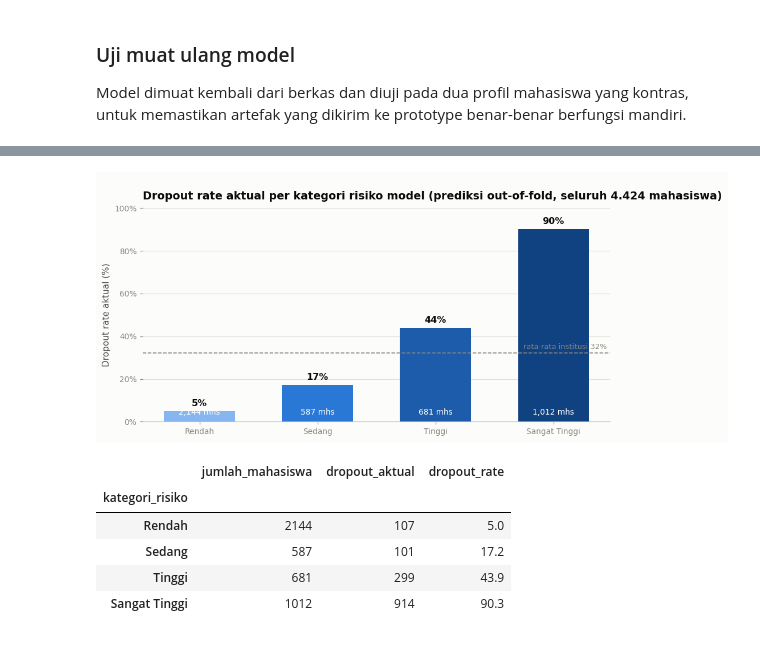
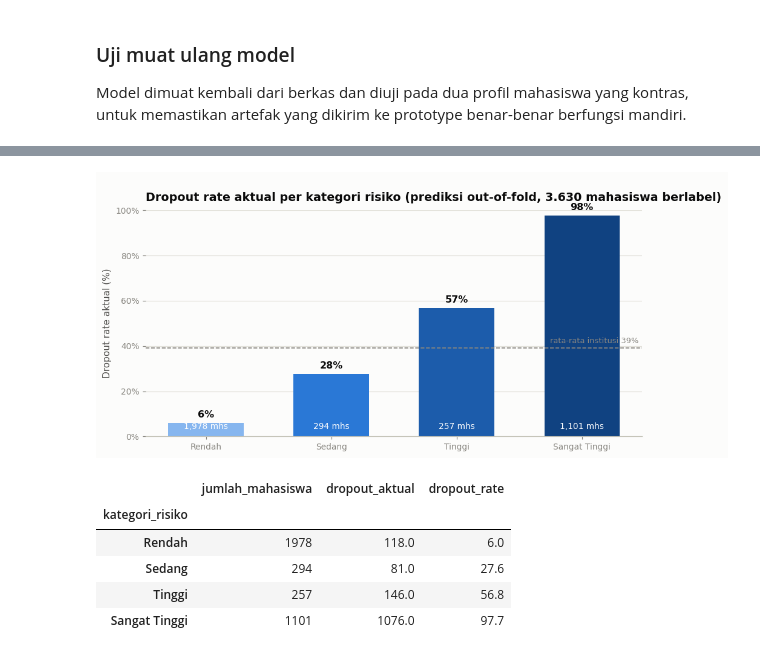
Before and after one commit to fish-shy/submission_akhir, a Jupyter notebook: notebook.ipynb, the cells around one changed output, grey strips where cells are left out. Cells and saved outputs as stored; diff of their text form; code cells hidden in the pictures.

```diff
--- a/notebook.ipynb
+++ b/notebook.ipynb
@@ -549,6 +573,7 @@ berdasarkan kekuatannya. Grafik memakai **skema diverging biru–merah dengan ti
 berarti menaikkan risiko dropout, biru berarti menurunkannya.
 # %%
-corr = (df.assign(is_dropout=(df["Status"] == "Dropout").astype(int))
+labelled = df[df["Status"] != "Enrolled"]
+corr = (labelled.assign(is_dropout=(labelled["Status"] == "Dropout").astype(int))
         .drop(columns=["Status"]).corr(numeric_only=True)["is_dropout"]
         .drop("is_dropout").sort_values())
 top = pd.concat([corr.head(8), corr.tail(8)]).sort_values()
@@ -566,7 +591,7 @@ ax.axvline(0, color="#c3c2b7", linewidth=1)
 ax.set_title("Performa semester berjalan mengalahkan semua faktor latar belakang")
 subtitle(ax, "Korelasi Pearson terhadap status dropout — merah menaikkan risiko, biru menurunkannya")
 ax.set_xlabel("Koefisien korelasi")
-ax.set_xlim(-0.65, 0.45)
+ax.set_xlim(-0.78, 0.48)
 ax.grid(axis="y", visible=False)
 strip_chrome(ax)
 plt.tight_layout(); plt.show()
@@ -1138,7 +1184,9 @@ metadata = {
     "model_name": best_name,
     "model_file": "dropout_model.joblib",
     "best_params": {k.replace("model__", ""): v for k, v in grid.best_params_.items()},
-    "target": "is_dropout (1 = Dropout, 0 = Enrolled/Graduate)",
+    "target": "is_dropout (1 = Dropout, 0 = Graduate); mahasiswa Enrolled tidak ikut dilatih",
+    "training_scope": "hanya mahasiswa berstatus Dropout dan Graduate",
+    "n_future_enrolled": int(len(future)),
     "threshold": round(THRESHOLD, 4),
     "threshold_policy": f"threshold operasional dipilih agar recall >= {RECALL_TARGET:.0%}",
     "threshold_f1_optimal": round(THRESHOLD_F1, 4),
@@ -1155,7 +1203,8 @@ metadata = {
         "average_precision": round(float(average_precision_score(y_test, test_proba)), 4),
     },
     "metrics_cv_f1": round(float(grid.best_score_), 4),
-    "dropout_rate_dataset": round(float(y.mean()), 4),
+    "dropout_rate_labelled": round(float(y.mean()), 4),
+    "dropout_share_all_students": round(float((df["Status"] == "Dropout").mean()), 4),
     "n_train": int(len(X_train)), "n_test": int(len(X_test)),
     "labels": {
         "Course": {str(k): v for k, v in COURSE_MAP.items()},
@@ -1214,6 +1263,6 @@ profil_aman.update({
 sample = pd.DataFrame([profil_berisiko, profil_aman])[meta["features"]]
 proba = loaded.predict_proba(sample)[:, 1]
 for nama, p in zip(["Mahasiswa berisiko", "Mahasiswa aman   "], proba):
-    status = "DROPOUT" if p >= meta["threshold"] else "AMAN"
+    status = "BERISIKO DROPOUT" if p >= meta["threshold"] else "DIPERKIRAKAN LULUS"
     print(f"{nama} -> probabilitas dropout {p:.1%}  => {status}")
 # %% [output]
@@ -1232,5 +1288,15 @@ saat dilatih, sehingga angka pada dashboard mencerminkan performa nyata, bukan h
 # %%
-risk_proba = cross_val_predict(model, X, y, cv=cv, method="predict_proba", n_jobs=-1)[:, 1]
+# skor out-of-fold untuk mahasiswa berlabel + prediksi murni untuk mahasiswa Enrolled
+oof_labelled = cross_val_predict(model, X, y, cv=cv, method="predict_proba", n_jobs=-1)[:, 1]
+future_proba = model.predict_proba(future[FEATURES])[:, 1]
+
+risk = pd.Series(index=df.index, dtype=float)
+risk.loc[data.index] = oof_labelled
+risk.loc[future.index] = future_proba
+risk_proba = risk.to_numpy()
+
+sumber = pd.Series("prediksi out-of-fold (data berlabel)", index=df.index)
+sumber.loc[future.index] = "prediksi model (mahasiswa masih aktif)"
 
 
 def risk_band(p):
@@ -1243,7 +1309,9 @@ def risk_band(p):
 dash = pd.DataFrame({
     "student_id": [f"JJI-{i:05d}" for i in range(1, len(df) + 1)],
     "status": df["Status"],
-    "is_dropout": y.values,
+    # 1 = Dropout, 0 = Graduate, kosong (NULL) = masih Enrolled sehingga belum punya hasil akhir
+    "is_dropout": np.where(df["Status"] == "Dropout", 1.0,
+                           np.where(df["Status"] == "Graduate", 0.0, np.nan)),
     "program_studi": df["Course"].map(COURSE_MAP),
     "jalur_masuk": df["Application_mode"].map(APPMODE_MAP),
     "status_pernikahan": df["Marital_status"].map(MARITAL_MAP),
@@ -1268,6 +1336,7 @@ dash = pd.DataFrame({
     "rasio_kelulusan_mk_sem2": (df["Curricular_units_2nd_sem_approved"] /
                                 df["Curricular_units_2nd_sem_enrolled"].replace(0, np.nan)).round(3),
     "skor_risiko_dropout": risk_proba.round(4),
+    "sumber_skor": sumber.values,
 })
 dash["prediksi_berisiko"] = np.where(dash["skor_risiko_dropout"] >= THRESHOLD, "Berisiko", "Aman")
 dash["kategori_risiko"] = dash["skor_risiko_dropout"].apply(risk_band)
@@ -1277,8 +1346,11 @@ with sqlite3.connect("students.db") as conn:
     dash.to_sql("students", conn, if_exists="replace", index=False)
 
 print(f"students.db & students_dashboard.csv siap — {len(dash):,} baris, {dash.shape[1]} kolom")
-print("\nDistribusi kategori risiko:")
+print("\nDistribusi kategori risiko (seluruh mahasiswa):")
 print(dash["kategori_risiko"].value_counts()
       .reindex([b["label"] for b in RISK_BANDS]).to_string())
+print("\nMahasiswa Enrolled yang perlu ditangani lebih dulu:")
+print(dash[dash["status"] == "Enrolled"]["kategori_risiko"].value_counts()
+      .reindex([b["label"] for b in RISK_BANDS]).to_string())
 dash.head()
 # %% [output]
@@ -1300,40 +1379,41 @@ Sangat Tinggi    1012
 # %%
 # Ringkasan yang menjadi isi dashboard: seberapa akurat kategori risiko itu di lapangan?
-cek = (dash.groupby("kategori_risiko")
+# hanya mahasiswa berlabel yang punya "jawaban benar" untuk diuji
+cek = (dash[dash["status"] != "Enrolled"].groupby("kategori_risiko")
        .agg(jumlah_mahasiswa=("student_id", "count"),
             dropout_aktual=("is_dropout", "sum"),
             dropout_rate=("is_dropout", "mean"))
        .reindex([b["label"] for b in RISK_BANDS]))
 cek["dropout_rate"] = (cek["dropout_rate"] * 100).round(1)
 
 fig, ax = plt.subplots(figsize=(8.4, 4.4))
 ramp = ["#86b6ef", "#2a78d6", "#1c5cab", "#104281"]
 bars = ax.bar(cek.index, cek["dropout_rate"], color=ramp, width=0.6)
 for bar, v, n in zip(bars, cek["dropout_rate"], cek["jumlah_mahasiswa"]):
     ax.text(bar.get_x() + bar.get_width() / 2, v + 1.6, f"{v:.0f}%", ha="center", va="bottom",
             color=INK, fontsize=10.5, fontweight="bold")
     ax.text(bar.get_x() + bar.get_width() / 2, 2.5, f"{int(n):,} mhs", ha="center", va="bottom",
             color="#ffffff", fontsize=9)
 ax.axhline(DROPOUT_RATE, color=MUTED, linestyle="--", linewidth=1.1)
 ax.text(3.45, DROPOUT_RATE + 2, f"rata-rata institusi {DROPOUT_RATE:.0f}%", color=MUTED,
         fontsize=8.5, ha="right")
 ax.set_title("Kategori risiko benar-benar memisahkan hasil akhir mahasiswa")
-subtitle(ax, "Dropout rate aktual per kategori risiko model (prediksi out-of-fold, seluruh 4.424 mahasiswa)")
+subtitle(ax, "Dropout rate aktual per kategori risiko (prediksi out-of-fold, 3.630 mahasiswa berlabel)")
 ax.set_ylabel("Dropout rate aktual (%)")
 ax.set_ylim(0, 100)
 ax.yaxis.set_major_formatter(mticker.PercentFormatter(decimals=0))
 ax.grid(axis="x", visible=False)
 strip_chrome(ax)
 plt.tight_layout(); plt.show()
 
 cek
 # %% [output]
-[figure, old version]
+[figure, new version]
 |  | jumlah_mahasiswa | dropout_aktual | dropout_rate |
 | kategori_risiko |  |  |  |
-| Rendah | 2144 | 107 | 5.0 |
-| Sedang | 587 | 101 | 17.2 |
-| Tinggi | 681 | 299 | 43.9 |
-| Sangat Tinggi | 1012 | 914 | 90.3 |
+| Rendah | 1978 | 118.0 | 6.0 |
+| Sedang | 294 | 81.0 | 27.6 |
+| Tinggi | 257 | 146.0 | 56.8 |
+| Sangat Tinggi | 1101 | 1076.0 | 97.7 |
 # %% [markdown]
 **Insight:** kategori risiko yang dihasilkan model terbukti memisahkan hasil akhir dengan tajam — kelompok
```
Also changed, not shown: parts of 41 cells of this notebook, 8 other files.
